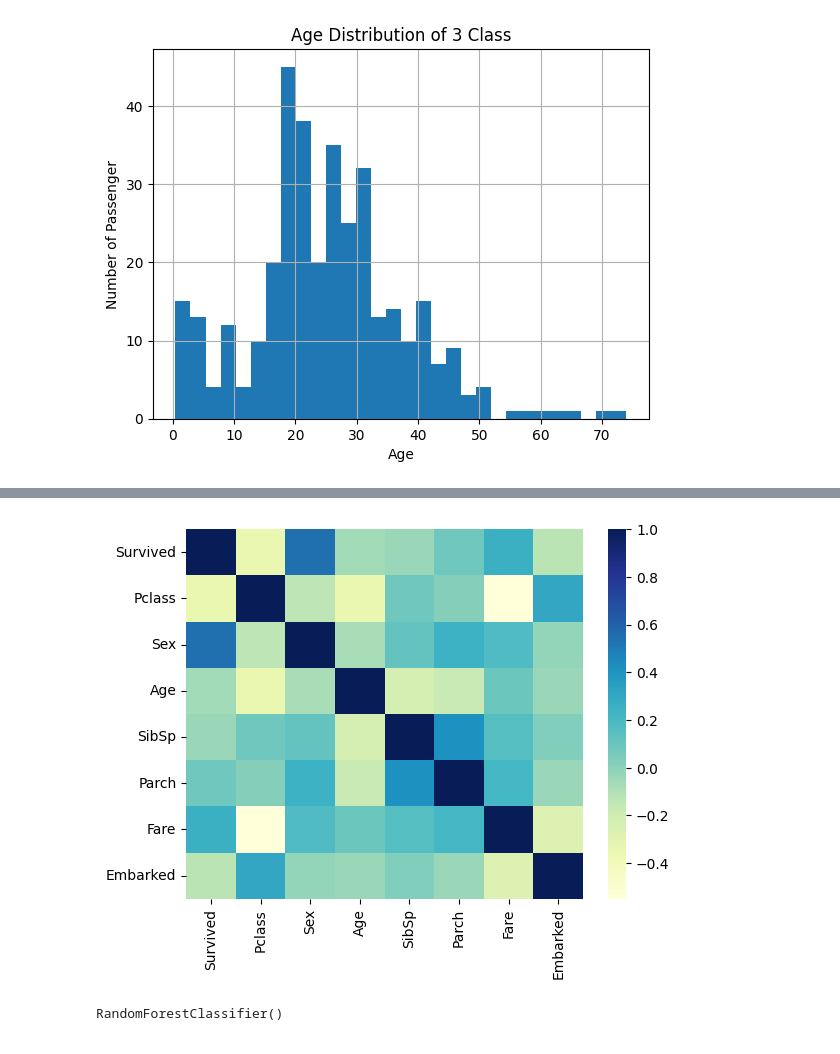
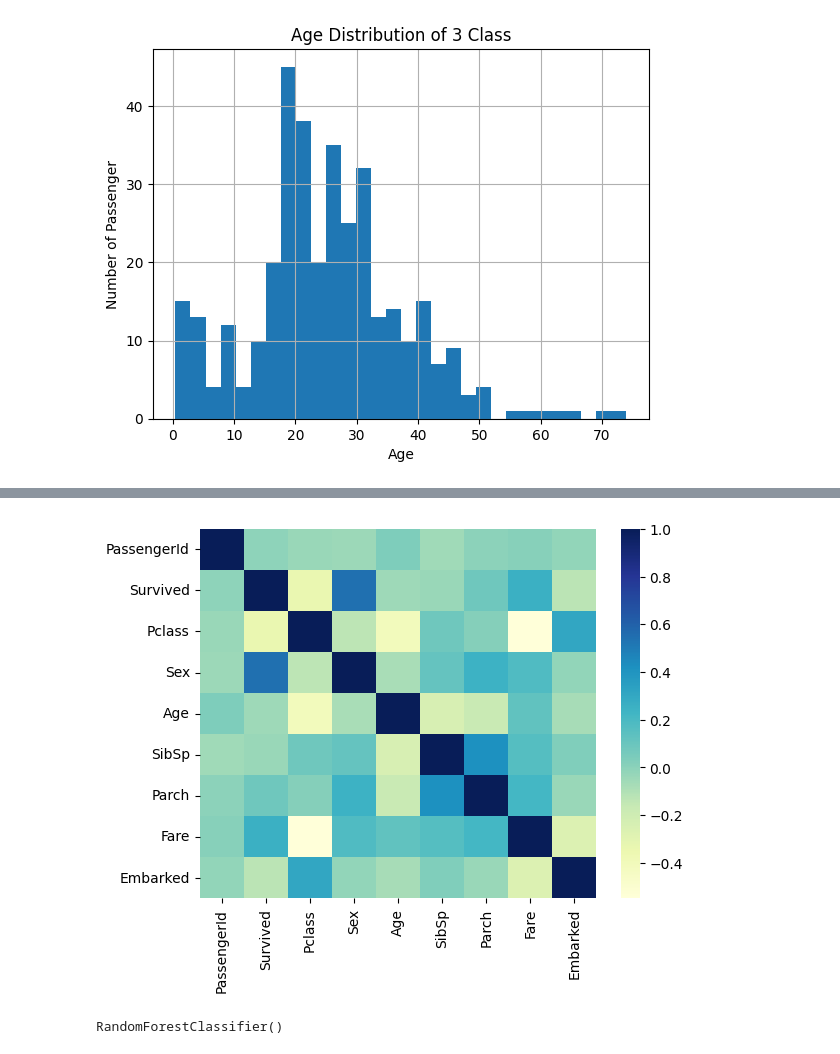
Before and after one commit to Yamm23/Learning-Macine-Learning, a Jupyter notebook: Titanic_Dataset.ipynb, the cells around one changed output, grey strips where cells are left out. Cells and saved outputs as stored; diff of their text form; code cells hidden in the pictures.

```diff
--- a/Titanic_Dataset.ipynb
+++ b/Titanic_Dataset.ipynb
@@ -90,6 +103,11 @@ for classes in sorted(train_df['Pclass'].unique()):
 [figure]
 [figure]
 [figure]
+# %%
+# Fill missing Age values with the median age of each Pclass
+train_df['Age'] = train_df.groupby('Pclass')['Age'].transform(lambda x: x.fillna(x.median()))
+test_df['Age'] = train_df.groupby('Pclass')['Age'].transform(lambda x: x.fillna(x.median()))
 # %%
 #Removing any unecessary columns
-train_df.drop(['Name','Ticket'])
+train_data = train_df.drop(['Name','Ticket','Cabin'],axis = 1)
+test_data = train_df.drop(['Name','Ticket','Cabin'],axis = 1)
@@ -96,16 +123,16 @@ train_df.drop(['Name','Ticket'])
 # %%
 # Replace the null values
-df['Age'] = df['Age'].fillna(df['Age'].median())
-df['Embarked'] = df['Embarked'].fillna(df['Embarked'].mode()[0])
+train_data['Embarked'] = train_data['Embarked'].fillna(train_data['Embarked'].mode()[0])
+test_data['Embarked'] = test_data['Embarked'].fillna(test_data['Embarked'].mode()[0])
 # Encode categorical data
-df['Sex']=df['Sex'].str.strip().str.lower().map({'male':0,'female':1})
-df['Embarked']=df['Embarked'].map({'C':0,'S':1,'Q':2})
-# Removing Useless Features
-df = df.drop(['Name', 'Ticket', 'PassengerId','Cabin'], axis=1)
+train_data['Sex']=train_data['Sex'].str.strip().str.lower().map({'male':0,'female':1})
+test_data['Sex']=test_data['Sex'].str.strip().str.lower().map({'male':0,'female':1})
+train_data['Embarked']=train_data['Embarked'].map({'C':0,'S':1,'Q':2})
+test_data['Embarked']=test_data['Embarked'].map({'C':0,'S':1,'Q':2})
 # %%
-sns.heatmap(df.corr(),cmap = 'YlGnBu')
+sns.heatmap(train_data.corr(),cmap = 'YlGnBu')
 plt.show()
 # %% [output]
-[figure, old version]
+[figure, new version]
 # %%
 from sklearn.model_selection import train_test_split
```
Also changed, not shown: parts of 6 cells of this notebook.
